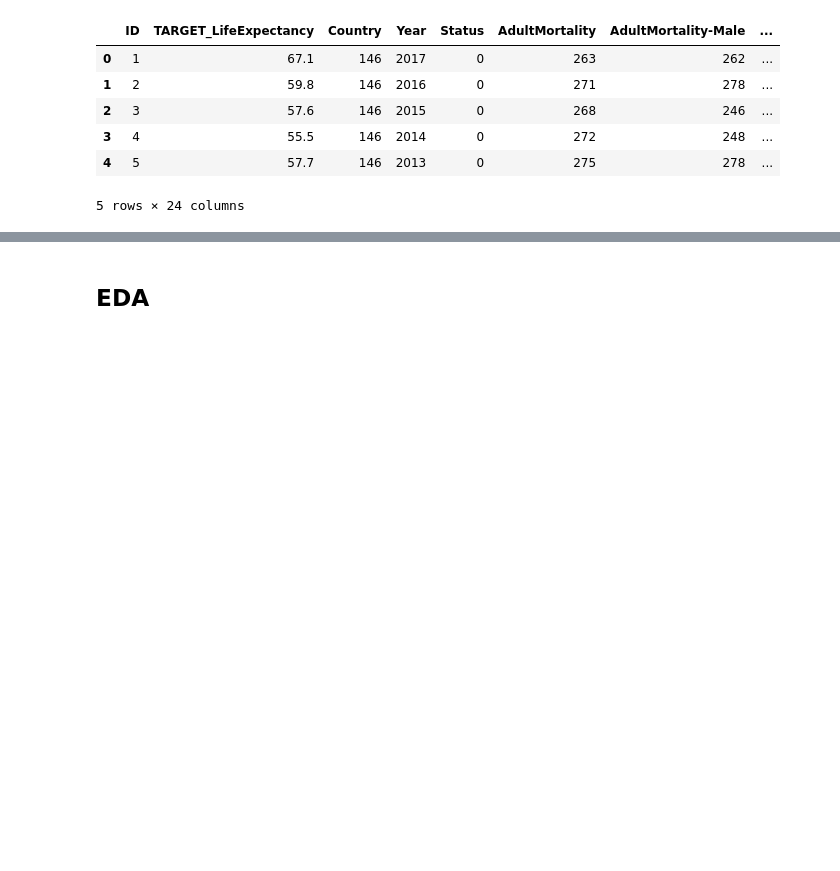
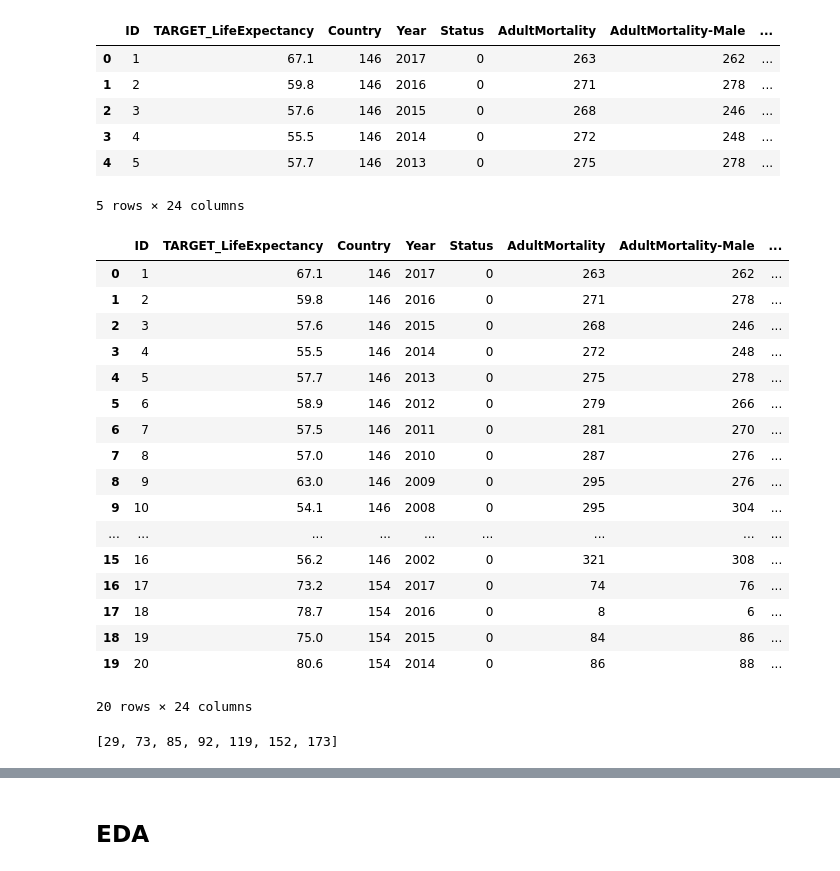
Before and after one commit to quangrmit/MLAs1, a Jupyter notebook: test.ipynb, the cells around one changed output, grey strips where cells are left out. Drawn from its saved outputs; the diff is of its cells as text; code cells hidden in the pictures; blank space fills up the shorter version.

```diff
--- a/test.ipynb
+++ b/test.ipynb
@@ -17,3 +17,24 @@ df.head()
 | 3 | 4 | 55.5 | 146 | 2014 | 0 | 272 | 248 | ... |
 | 4 | 5 | 57.7 | 146 | 2013 | 0 | 275 | 278 | ... |
 5 rows × 24 columns
+# %%
+df.head(20)
+# %% [output]
+|  | ID | TARGET_LifeExpectancy | Country | Year | Status | AdultMortality | AdultMortality-Male | ... |
+| 0 | 1 | 67.1 | 146 | 2017 | 0 | 263 | 262 | ... |
+| 1 | 2 | 59.8 | 146 | 2016 | 0 | 271 | 278 | ... |
+| 2 | 3 | 57.6 | 146 | 2015 | 0 | 268 | 246 | ... |
+| 3 | 4 | 55.5 | 146 | 2014 | 0 | 272 | 248 | ... |
+| 4 | 5 | 57.7 | 146 | 2013 | 0 | 275 | 278 | ... |
+| 5 | 6 | 58.9 | 146 | 2012 | 0 | 279 | 266 | ... |
+| 6 | 7 | 57.5 | 146 | 2011 | 0 | 281 | 270 | ... |
+| 7 | 8 | 57.0 | 146 | 2010 | 0 | 287 | 276 | ... |
+| 8 | 9 | 63.0 | 146 | 2009 | 0 | 295 | 276 | ... |
+| 9 | 10 | 54.1 | 146 | 2008 | 0 | 295 | 304 | ... |
+| ... | ... | ... | ... | ... | ... | ... | ... | ... |
+| 15 | 16 | 56.2 | 146 | 2002 | 0 | 321 | 308 | ... |
+| 16 | 17 | 73.2 | 154 | 2017 | 0 | 74 | 76 | ... |
+| 17 | 18 | 78.7 | 154 | 2016 | 0 | 8 | 6 | ... |
+| 18 | 19 | 75.0 | 154 | 2015 | 0 | 84 | 86 | ... |
+| 19 | 20 | 80.6 | 154 | 2014 | 0 | 86 | 88 | ... |
+20 rows × 24 columns
@@ -19,0 +45,8 @@ df.head()
+# %%
+
+l1 = df.groupby('Country').mean()
+l1 = l1.reset_index()
+temp = list(l1.loc[l1['Year'] != 2009.5]['Country'])
+temp
+# %% [output]
+[29, 73, 85, 92, 119, 152, 173]
```
Also changed, not shown: parts of 35 cells of this notebook, 5 other files.
